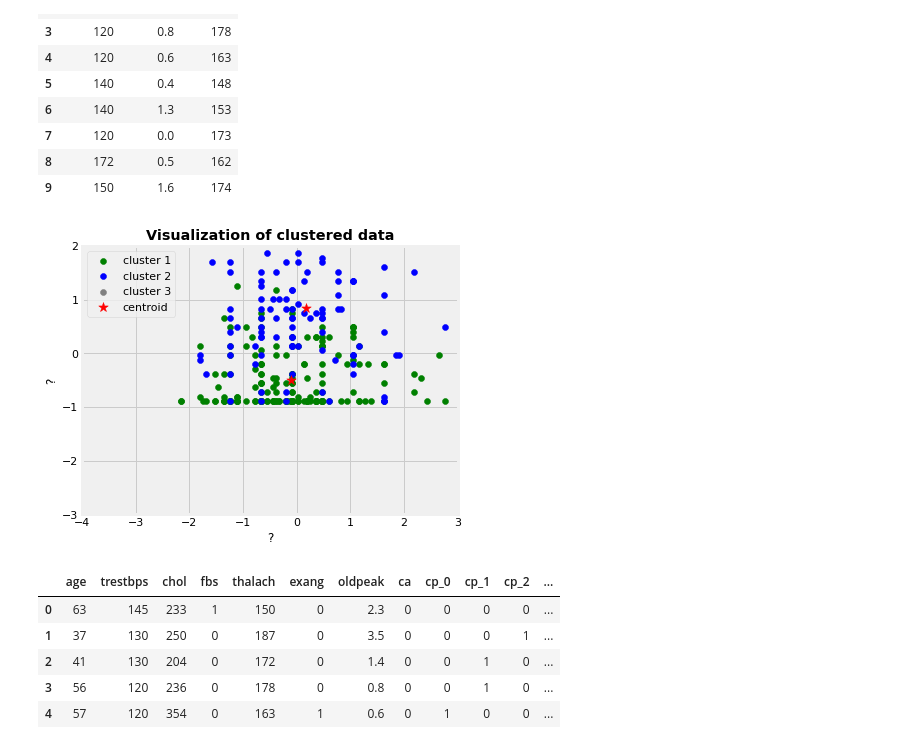
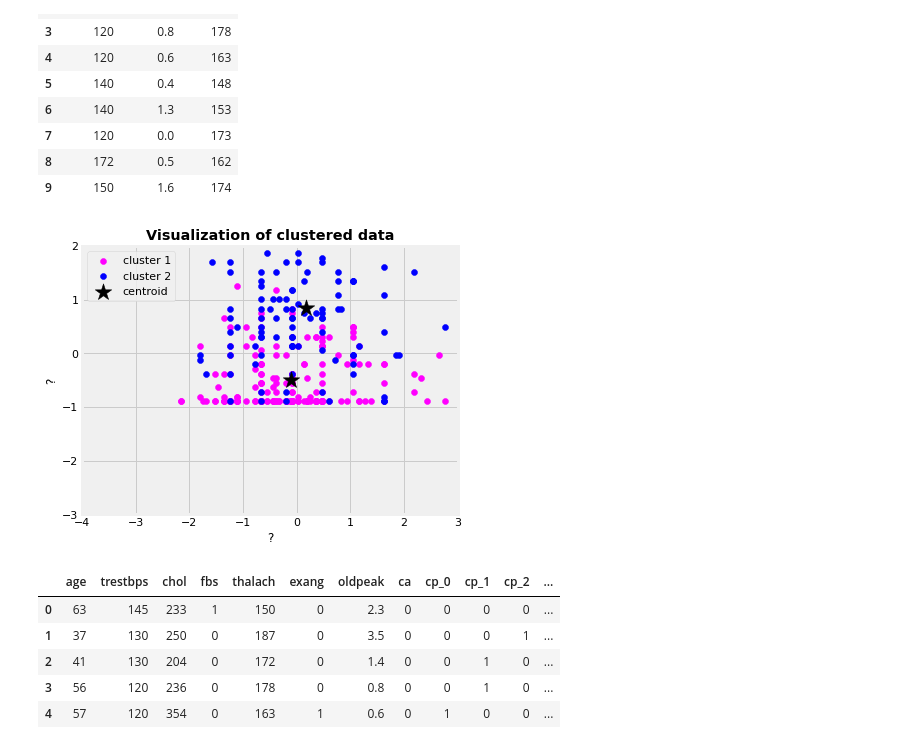
Before and after one commit to michhottinger/CS-Data-Science-Build-Week-1, a Jupyter notebook: cs_build_week_K_means.ipynb, the cells around one changed output. Cells and saved outputs as stored; diff of their text form; code cells hidden in the pictures.

Commit message:
updated colors and images

```diff
--- a/cs_build_week_K_means.ipynb
+++ b/cs_build_week_K_means.ipynb
@@ -448,39 +451,39 @@ M.head(10)
 # %%
 
 #standardize X
 X_stdm = StandardScaler().fit_transform(M)
 X_stdm
 
 # Applying k-means to the dataset without PCA
 kmeansm = KMeans(n_clusters=2, max_iter=1000, n_init=500, random_state=42)
 y_kmeansm = kmeansm.fit_predict(X_stdm)
 
 centroidsm = kmeansm.cluster_centers_
 
 
 #kmeans.labels_ are the same thing as y_means
 
 # Visualising the clusters
 fig, ax = plt.subplots(figsize=(6, 6))
 plt.scatter(X_stdm[y_kmeansm == 0, 0], X_stdm[y_kmeansm == 0, 1],
-            c='green', label='cluster 1')
+            c='magenta', label='cluster 1')
 plt.scatter(X_stdm[y_kmeansm == 1, 0], X_stdm[y_kmeansm == 1, 1],
             c='blue', label='cluster 2')
-plt.scatter(X_stdm[y_kmeansm == 2, 0], X_stdm[y_kmeansm == 2, 1],
-            c='grey', label='cluster 3')
+#plt.scatter(X_stdm[y_kmeansm == 2, 0], X_stdm[y_kmeansm == 2, 1],
+ #           c='grey', label='cluster 3')
 #plt.scatter(X_stdm[kmeansm.labels_ == 3, 0], X_stdm[kmeansm.labels_ == 3, 1],
 #            c='magenta', label='cluster 4')
-plt.scatter(centroidsm[:, 0], centroidsm[:, 1], marker='*', s=100,
-            c='red', label='centroid')
+plt.scatter(centroidsm[:, 0], centroidsm[:, 1], marker='*', s=300,
+            c='black', label='centroid')
 plt.legend()
 plt.xlim([-4, 3])
 plt.ylim([-3, 2])
 plt.xlabel('?')
 plt.ylabel('?')
 plt.title('Visualization of clustered data', fontweight='bold')
 ax.set_aspect('equal');
 # %% [output]
-[figure, old version]
+[figure, new version]
 # %%
 #create labels
 df_drop['clustersm'] = pd.DataFrame(kmeansm.labels_).values
```
Also changed, not shown: parts of 2 cells of this notebook.
